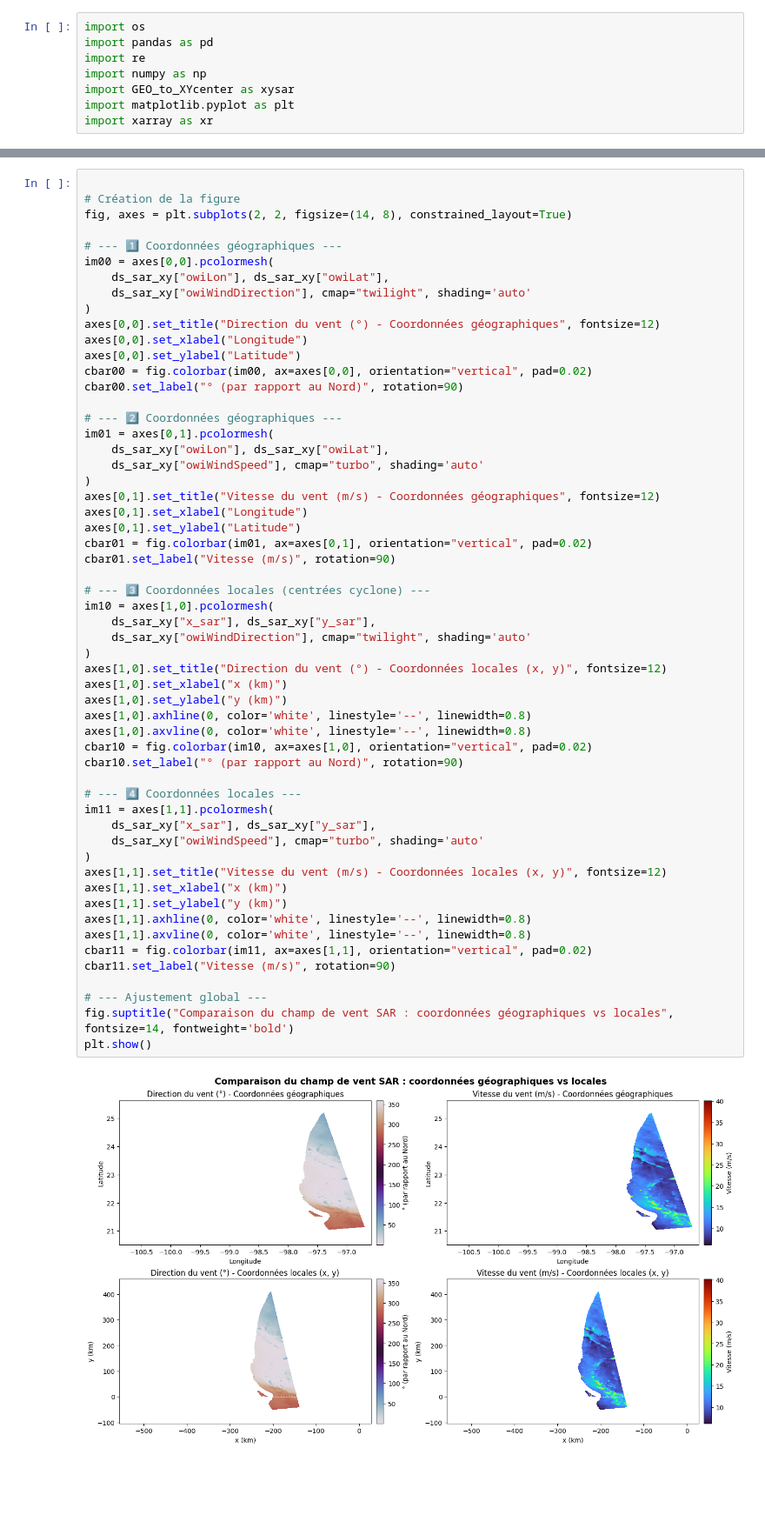
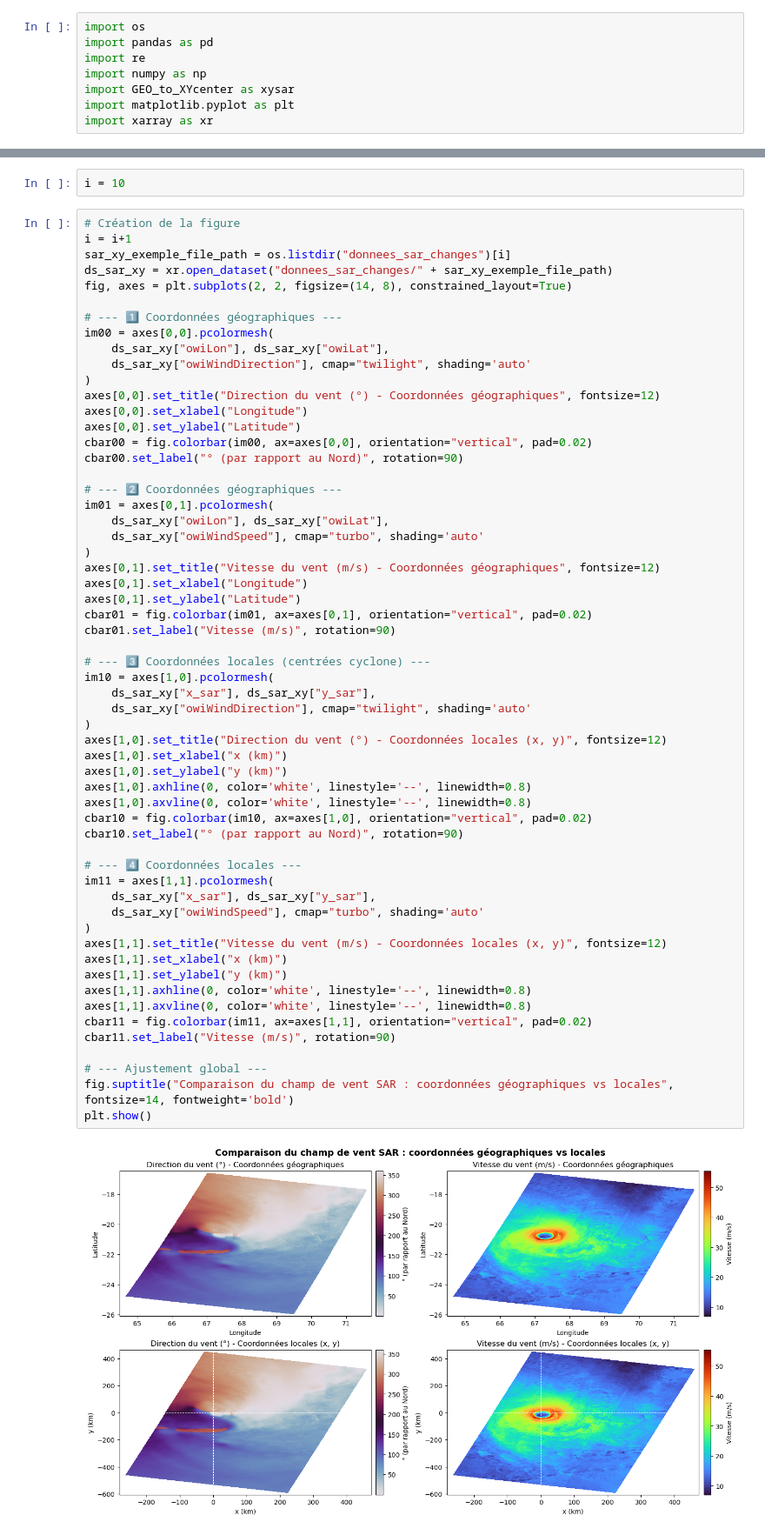
Before and after one commit to medtannaoui/ifremer_multimodality, a Jupyter notebook: changement_de_coordonnées.ipynb, the cells around one changed output, grey strips where cells are left out. Shown at 87% size. Drawn from its saved outputs; the diff is of its cells as text; blank space fills up the shorter version.

```diff
--- a/changement_de_coordonnées.ipynb
+++ b/changement_de_coordonnées.ipynb
@@ -63,6 +39,10 @@ ds_irwin["IRWIN"].sel(t_rel=0).plot.imshow(cmap='inferno')
+# %%
+i = 10
 # %%
-
 # Création de la figure
+i = i+1
+sar_xy_exemple_file_path = os.listdir("donnees_sar_changes")[i]
+ds_sar_xy = xr.open_dataset("donnees_sar_changes/" + sar_xy_exemple_file_path)
 fig, axes = plt.subplots(2, 2, figsize=(14, 8), constrained_layout=True)
 
 # --- 1️⃣ Coordonnées géographiques ---
@@ -90,31 +70,31 @@ cbar01.set_label("Vitesse (m/s)", rotation=90)
 # --- 3️⃣ Coordonnées locales (centrées cyclone) ---
 im10 = axes[1,0].pcolormesh(
     ds_sar_xy["x_sar"], ds_sar_xy["y_sar"],
     ds_sar_xy["owiWindDirection"], cmap="twilight", shading='auto'
 )
 axes[1,0].set_title("Direction du vent (°) - Coordonnées locales (x, y)", fontsize=12)
 axes[1,0].set_xlabel("x (km)")
 axes[1,0].set_ylabel("y (km)")
 axes[1,0].axhline(0, color='white', linestyle='--', linewidth=0.8)
 axes[1,0].axvline(0, color='white', linestyle='--', linewidth=0.8)
 cbar10 = fig.colorbar(im10, ax=axes[1,0], orientation="vertical", pad=0.02)
 cbar10.set_label("° (par rapport au Nord)", rotation=90)
 
 # --- 4️⃣ Coordonnées locales ---
 im11 = axes[1,1].pcolormesh(
     ds_sar_xy["x_sar"], ds_sar_xy["y_sar"],
     ds_sar_xy["owiWindSpeed"], cmap="turbo", shading='auto'
 )
 axes[1,1].set_title("Vitesse du vent (m/s) - Coordonnées locales (x, y)", fontsize=12)
 axes[1,1].set_xlabel("x (km)")
 axes[1,1].set_ylabel("y (km)")
 axes[1,1].axhline(0, color='white', linestyle='--', linewidth=0.8)
 axes[1,1].axvline(0, color='white', linestyle='--', linewidth=0.8)
 cbar11 = fig.colorbar(im11, ax=axes[1,1], orientation="vertical", pad=0.02)
 cbar11.set_label("Vitesse (m/s)", rotation=90)
 
 # --- Ajustement global ---
 fig.suptitle("Comparaison du champ de vent SAR : coordonnées géographiques vs locales", fontsize=14, fontweight='bold')
 plt.show()
 # %% [output]
-[figure, old version]
+[figure, new version]
```
Also changed, not shown: parts of 5 cells of this notebook.
